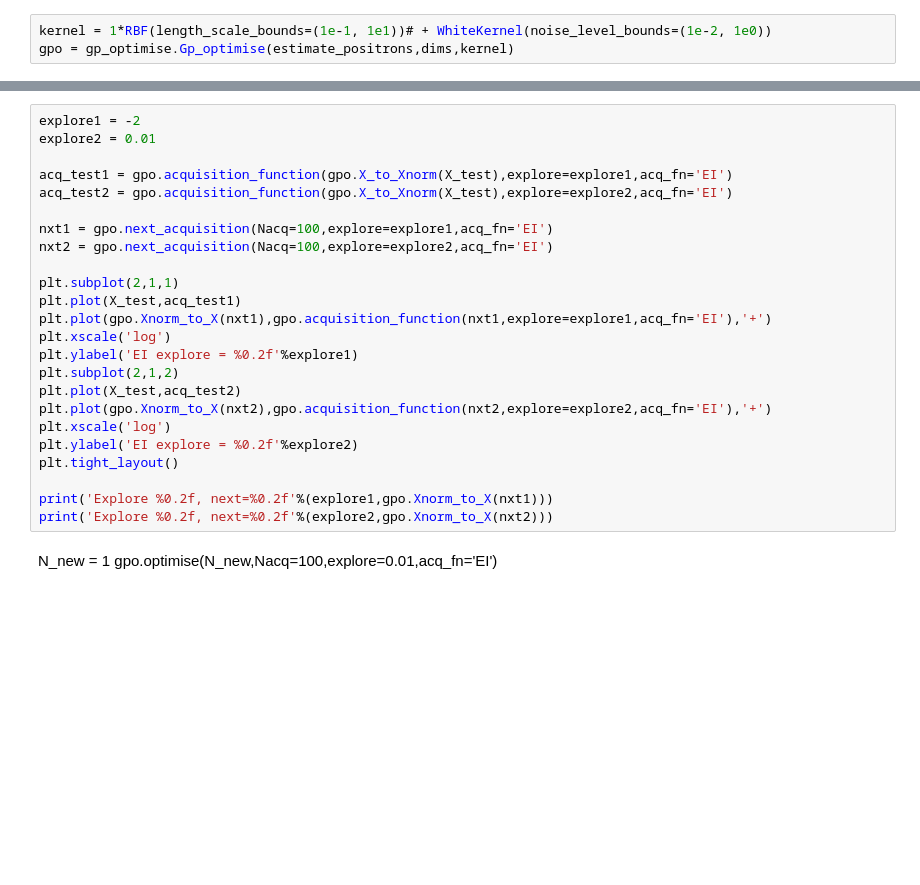
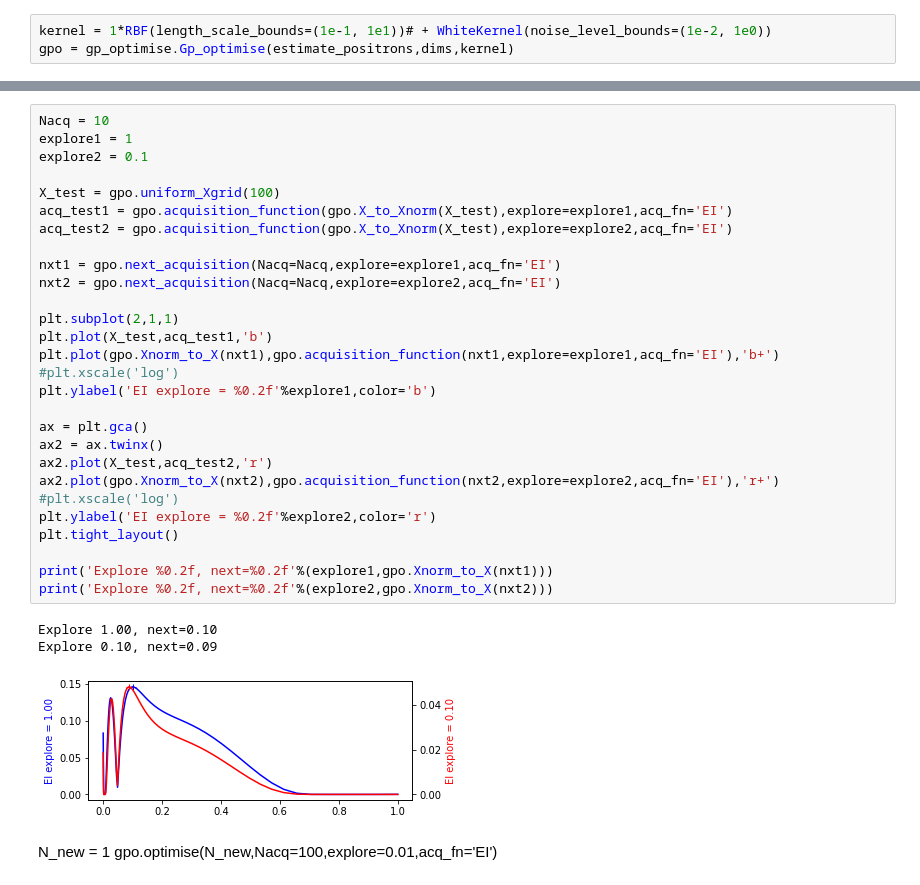
Before and after one commit to ChrisArran/gp_optimise, a Jupyter notebook: gp_test_MC.ipynb, the cells around one changed output, grey strips where cells are left out. Cells and saved outputs as stored; diff of their text form; blank space fills up the shorter version.

Commit message:
Testing: updated LWFA test

```diff
--- a/gp_test_MC.ipynb
+++ b/gp_test_MC.ipynb
@@ -172,27 +183,35 @@ gpo.gaussian_process.kernel_
 # %%
-explore1 = -2
-explore2 = 0.01
+Nacq = 10
+explore1 = 1
+explore2 = 0.1
 
+X_test = gpo.uniform_Xgrid(100)
 acq_test1 = gpo.acquisition_function(gpo.X_to_Xnorm(X_test),explore=explore1,acq_fn='EI')
 acq_test2 = gpo.acquisition_function(gpo.X_to_Xnorm(X_test),explore=explore2,acq_fn='EI')
 
-nxt1 = gpo.next_acquisition(Nacq=100,explore=explore1,acq_fn='EI')
-nxt2 = gpo.next_acquisition(Nacq=100,explore=explore2,acq_fn='EI')
+nxt1 = gpo.next_acquisition(Nacq=Nacq,explore=explore1,acq_fn='EI')
+nxt2 = gpo.next_acquisition(Nacq=Nacq,explore=explore2,acq_fn='EI')
 
 plt.subplot(2,1,1)
-plt.plot(X_test,acq_test1)
-plt.plot(gpo.Xnorm_to_X(nxt1),gpo.acquisition_function(nxt1,explore=explore1,acq_fn='EI'),'+')
-plt.xscale('log')
-plt.ylabel('EI explore = %0.2f'%explore1)
-plt.subplot(2,1,2)
-plt.plot(X_test,acq_test2)
-plt.plot(gpo.Xnorm_to_X(nxt2),gpo.acquisition_function(nxt2,explore=explore2,acq_fn='EI'),'+')
-plt.xscale('log')
-plt.ylabel('EI explore = %0.2f'%explore2)
+plt.plot(X_test,acq_test1,'b')
+plt.plot(gpo.Xnorm_to_X(nxt1),gpo.acquisition_function(nxt1,explore=explore1,acq_fn='EI'),'b+')
+#plt.xscale('log')
+plt.ylabel('EI explore = %0.2f'%explore1,color='b')
+
+ax = plt.gca()
+ax2 = ax.twinx()
+ax2.plot(X_test,acq_test2,'r')
+ax2.plot(gpo.Xnorm_to_X(nxt2),gpo.acquisition_function(nxt2,explore=explore2,acq_fn='EI'),'r+')
+#plt.xscale('log')
+plt.ylabel('EI explore = %0.2f'%explore2,color='r')
 plt.tight_layout()
 
 print('Explore %0.2f, next=%0.2f'%(explore1,gpo.Xnorm_to_X(nxt1)))
 print('Explore %0.2f, next=%0.2f'%(explore2,gpo.Xnorm_to_X(nxt2)))
+# %% [output]
+Explore 1.00, next=0.10
+Explore 0.10, next=0.09
+[figure, added]
 # %% [markdown]
 N_new = 1
 gpo.optimise(N_new,Nacq=100,explore=0.01,acq_fn='EI')
```
Also changed, not shown: parts of 10 cells of this notebook.
